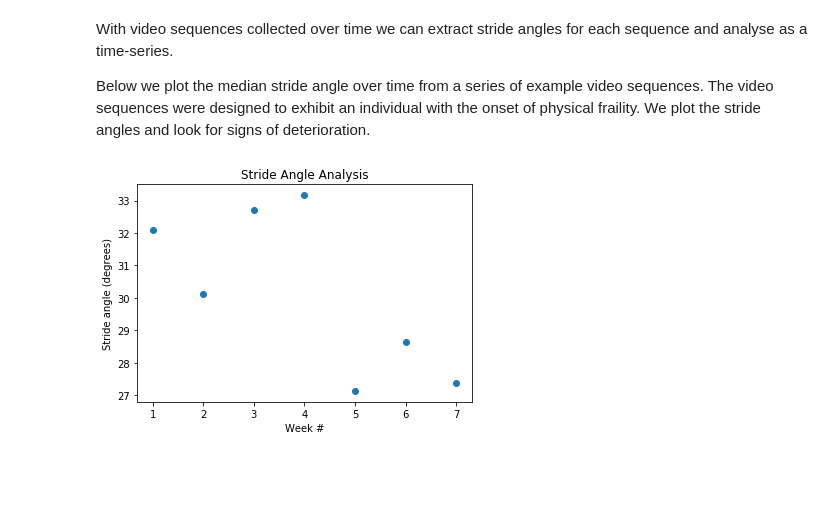
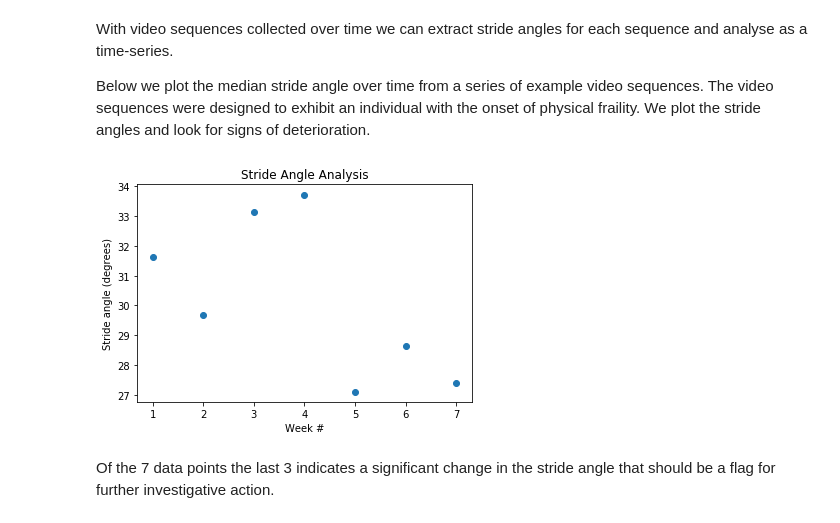
Before and after one commit to insidedctm/gait, a Jupyter notebook: Gait Analysis.ipynb, the cells around one changed output. Saved outputs shown, nothing was run; the diff lists cells and outputs as text; code cells hidden in the pictures; blank space fills up the shorter version.

```diff
--- a/Gait Analysis.ipynb
+++ b/Gait Analysis.ipynb
@@ -74,11 +79,13 @@ With video sequences collected over time we can extract stride angles for each s
 
 Below we plot the median stride angle over time from a series of example video sequences. The video sequences were designed to exhibit an individual with the onset of physical fraility. We plot the stride angles and look for signs of deterioration.
 # %%
-strides = pd.read_csv('robin_east_stride_history.csv', header=None)
+strides = pd.read_csv('stride_history.csv', header=None)
 plt.scatter(range(1, len(strides)+1), strides)
 plt.title('Stride Angle Analysis')
 plt.xlabel('Week #')
 plt.ylabel('Stride angle (degrees)')
 plt.savefig('stride_analysis.png')
 # %% [output]
-[figure, old version]
+[figure, new version]
+# %% [markdown]
+Of the 7 data points the last 3 indicates a significant change in the stride angle that should be a flag for further investigative action.
```
Also changed, not shown: parts of 7 cells of this notebook, 4 other files.
